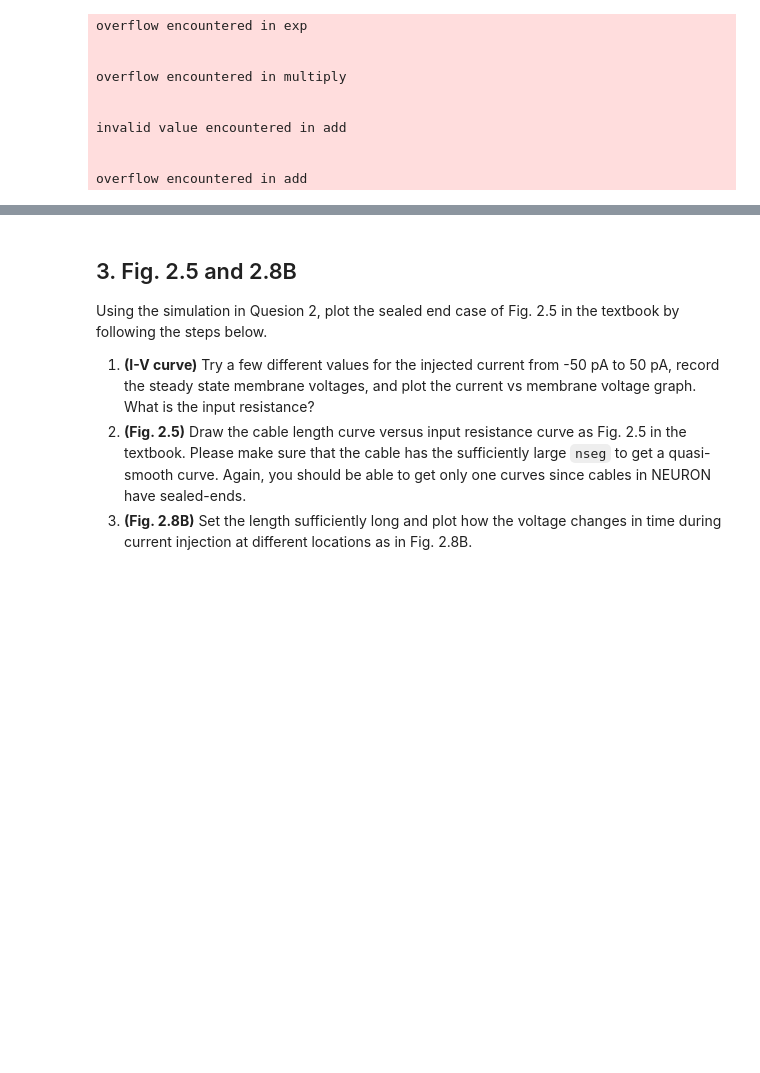
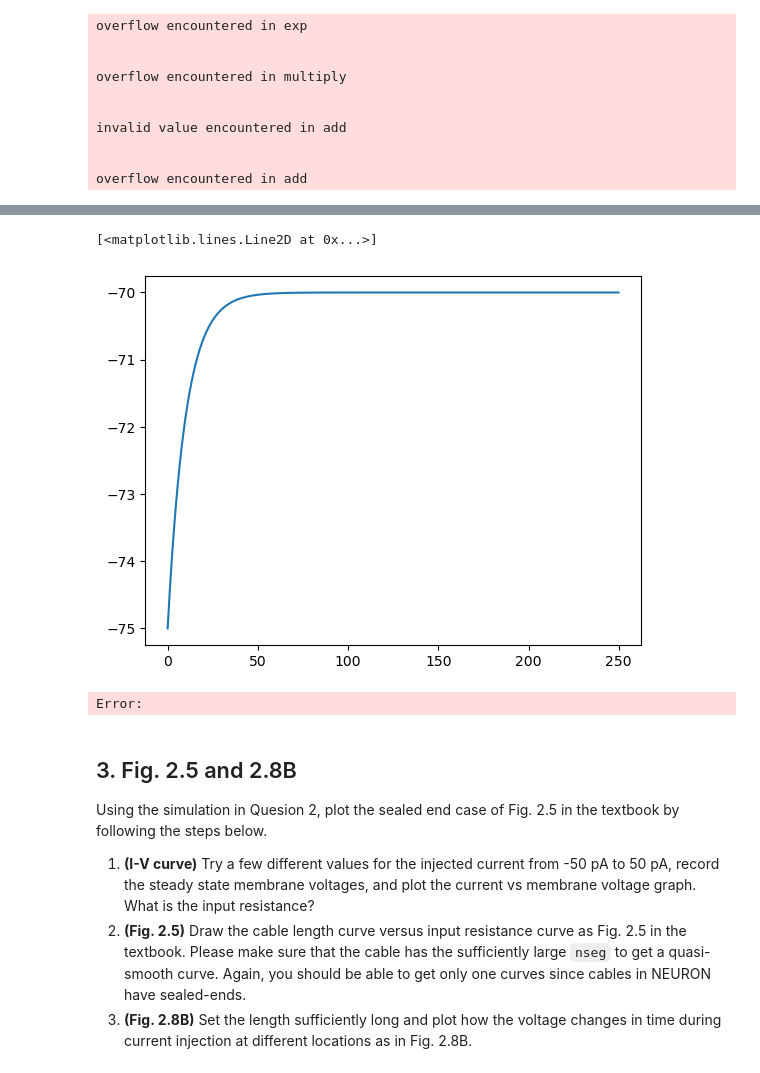
Before and after one commit to stash-196/course_CompNeuro_a310_cns_2023, a Jupyter notebook: homework_1/homework_1.ipynb, the cells around one changed output, grey strips where cells are left out. Drawn from its saved outputs; the diff is of its cells as text; code cells hidden in the pictures; blank space fills up the shorter version.

```diff
--- a/homework_1/homework_1.ipynb
+++ b/homework_1/homework_1.ipynb
@@ -128,3 +129,18 @@ with the following specifications:
 2. Run the simulation and measure the membrane time constant from the simulated data. How does the measured time constant compare with the theoretical value?
 3. What is the electrotonic length of this axon?
 4. **(Fig. 2.4)** By changing the length (`L`), plot the voltage attenuation curve in Fig. 2.4 in the textbook. Note that the unconnected cylinder ends in NEURON are sealed, and you will reproduce the "Sealed end" case. Discuss implications in membrane potential dynamics in short versus long dendrites.
+# %%
+from neuron import h, gui
+axon = h.Section(name="axon")
+axon.L = 500 # 1000 um long
+axon.diam = 1 # 1 um diameter
+axon.insert("pas")
+axon.g_pas = 1e-4
+
+# print(axon.psection())
+print('axon status:', h.psection())
+
+
+h.tstop = 1e5
+h.init()
+h.run()
@@ -131,3 +172,41 @@ with the following specifications:
+# %%
+import matplotlib.pyplot as plt
+
+t_rec = h.Vector()
+v_rec = h.Vector()
+
+dt = 0.1
+
+t_rec.record(h._ref_t, dt)
+v_rec.record(axon(1e-3)._ref_v, dt)
+
+# Here we define a function for setting recordings and running
+def run(tstop=250):
+    """runs a simulation and returns the membrane potential recording at the soma."""
+    dt = 0.1 # Again we use 10kHz sampling rate, e.g. 0.1 ms interval
+
+    trec = h.Vector() # Record time
+    vrec = h.Vector() # Record voltage
+
+    trec.record(h._ref_t, dt)
+    vrec.record(axon(1e-3)._ref_v, dt)
+
+    h.v_init = -75
+
+    h.tstop = tstop  # Set how long the simulation will run.
+    h.init()
+    h.run()
+
+    return trec.c(), vrec.c() # Should return a copy of the vector
+
+t, vrec = run()
+
+fig, ax = plt.subplots()
+ax.plot(t, vrec)
+# %% [output]
+[<matplotlib.lines.Line2D at 0x...>]
+[figure, added]
+Error:
 # %% [markdown]
 ## 3. Fig. 2.5 and 2.8B
 
```
Also changed, not shown: parts of 5 cells of this notebook, 7 other files.
